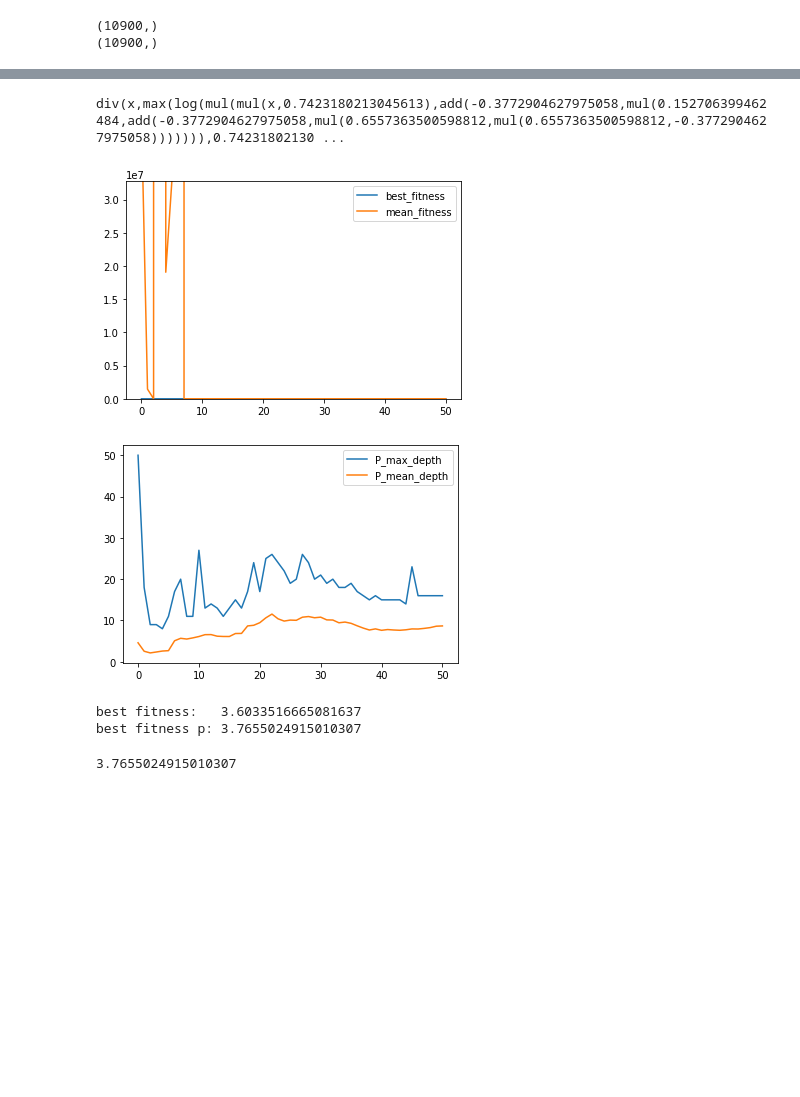
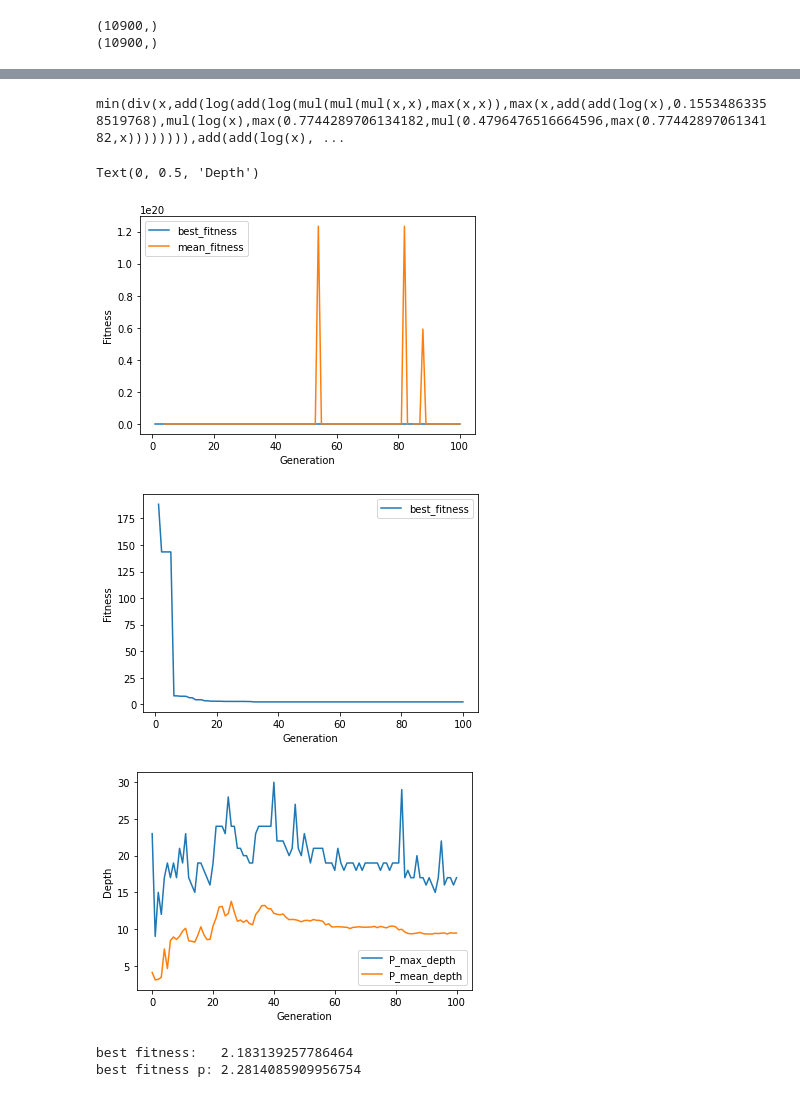
Before and after one commit to Master-IA/c_evol, a Jupyter notebook: gp_notebook_sara.ipynb, the cells around one changed output, grey strips where cells are left out. Cells and saved outputs as stored; diff of their text form; code cells hidden in the pictures; blank space fills up the shorter version.

```diff
--- a/gp_notebook_sara.ipynb
+++ b/gp_notebook_sara.ipynb
@@ -16,11 +16,33 @@ x=csvfile['x'].values
 print(x.shape)
 y=csvfile['y'].values
 print(y.shape)
+
+
+funcdict = {
+        'add' : 5,
+        'sub' : 5,
+        'mul' : 4,
+        'div' : 4,
+        'inv' : 2,
+        'log' : 3,
+        'max' : 0,
+        'min' : 0,
+        'sqrt' : 1,
+        'exp' : 1,
+        'floor': 0
+}
 # %% [output]
 (10900,)
 (10900,)
 # %%
-gp = GP(M=500, max_depth=50, prob_node_symb=0.3, depth_penalty=0.005)
-res = gp.execute(x,y, generations=50)
+gp = GP(M=500,
+        max_depth=50,
+        prob_node_symb=0.5,
+        func_list=list(funcdict.keys()),
+        depth_penalty=0.005,
+        elitism=0.1,
+        const_range=(0,2))
+
+res = gp.execute(x,y, generations=100)
 res
 # %% [output]
@@ -44,31 +66,38 @@ res
 # %%
 import matplotlib.pyplot as plt
 plt.figure(figsize=(6,4))
 plt.plot(res['best_fitness'], label='best_fitness')
 plt.plot(res['mean_fitness'], label='mean_fitness')
-plt.ylim(0,res['mean_fitness'][5])
+#plt.ylim(0,res['mean_fitness'][5])
 plt.legend()
 plt.xlabel('Generation')
 plt.ylabel('Fitness')
+
+
+plt.figure(figsize=(6,4))
+plt.plot(res['best_fitness'], label='best_fitness')
+plt.legend()
+plt.xlabel('Generation')
+plt.ylabel('Fitness')
+
+
 
 plt.figure(figsize=(6,4))
 plt.plot(res['P_max_depth'], label='P_max_depth')
 plt.plot(res['P_mean_depth'], label='P_mean_depth')
 plt.legend()
 print(res['best_trees'][-1])
 plt.xlabel('Generation')
 plt.ylabel('Depth')
 # %% [output]
-div(x,max(log(mul(mul(x,0.7423180213045613),add(-0.3772904627975058,mul(0.152706399462484,add(-0.3772904627975058,mul(0.6557363500598812,mul(0.6557363500598812,-0.3772904627975058))))))),0.74231802130 ...
+min(div(x,add(log(add(log(mul(mul(mul(x,x),max(x,x)),max(x,add(add(log(x),0.15534863358519768),mul(log(x),max(0.7744289706134182,mul(0.4796476516664596,max(0.7744289706134182,x)))))))),add(add(log(x), ...
+Text(0, 0.5, 'Depth')
-[figure, old version]
+[figure, new version]
-[figure, old version]
+[figure, new version]
+[figure, added]
 # %%
 print('best fitness: \t' +  str(res['best_fitness'][-1]))
 print('best fitness p:\t' +  str(res['best_fitness_p'][-1]))
 # %% [output]
-best fitness:   3.6033516665081637
-best fitness p: 3.7655024915010307
+best fitness:   2.183139257786464
+best fitness p: 2.2814085909956754
-# %%
-res['best_fitness_p'][-1]
-# %% [output]
-3.7655024915010307
```
Also changed, not shown: parts of 4 cells of this notebook, 2 other files.
